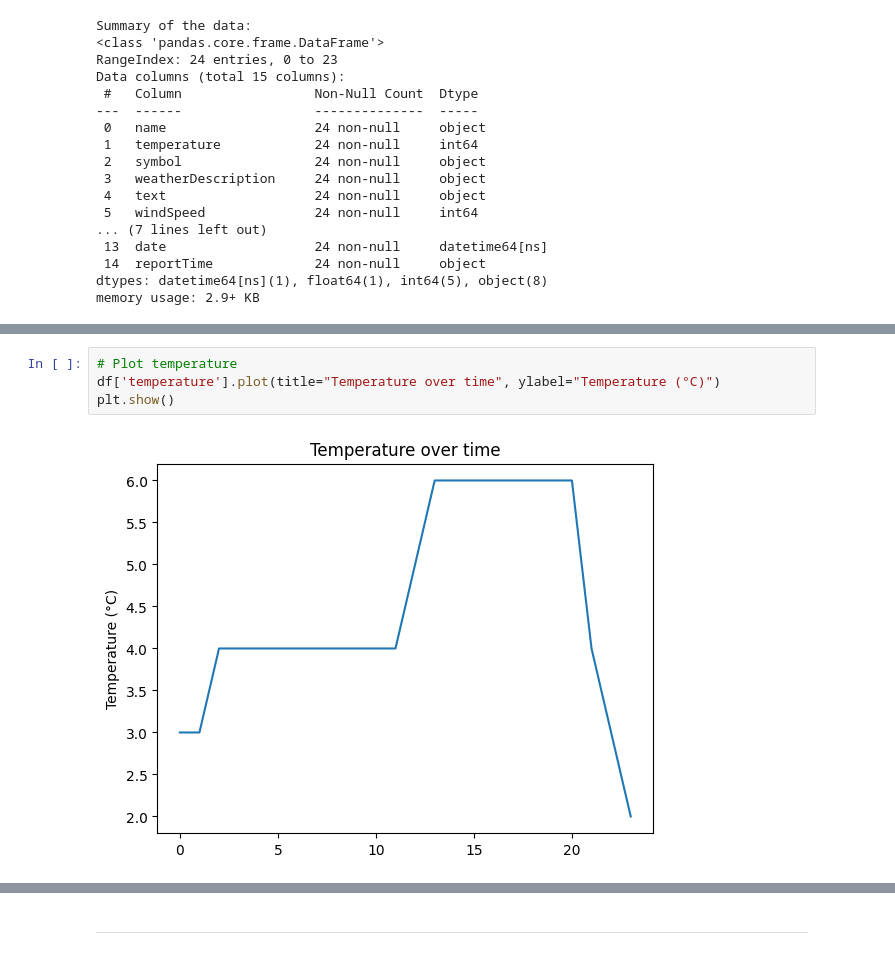
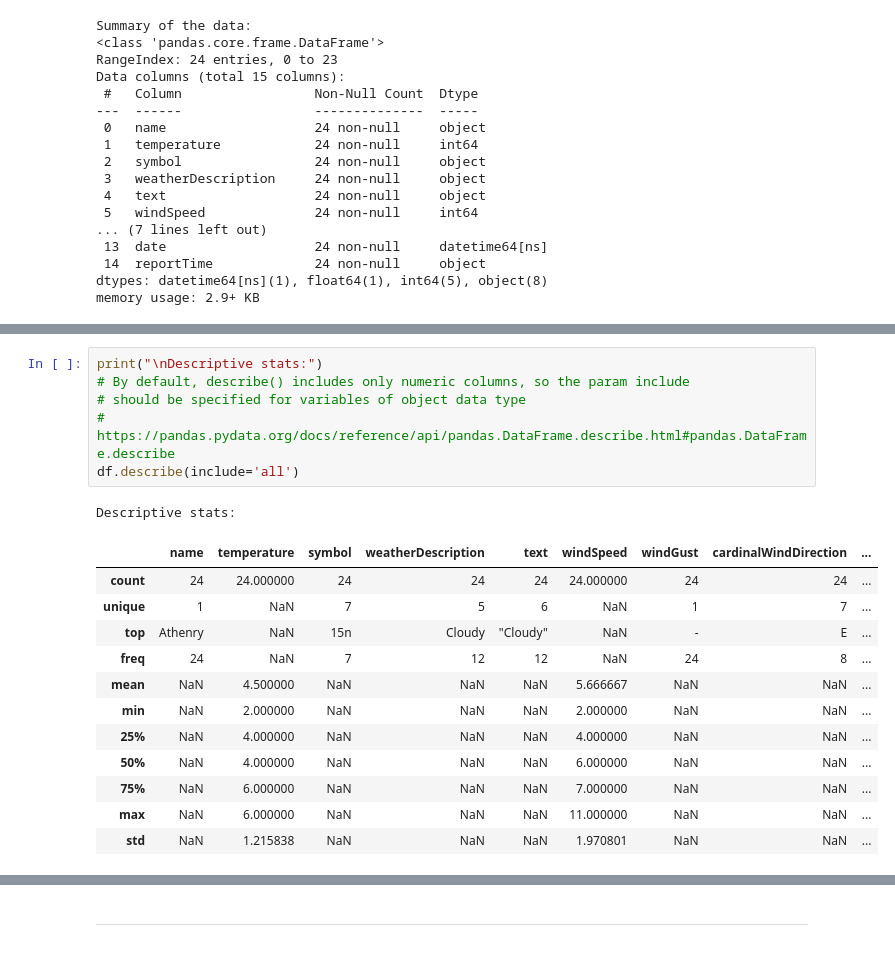
Before and after one commit to TindraIS/comp-infrastructure, a Jupyter notebook: weather.ipynb, the cells around one changed output, grey strips where cells are left out. Cells and saved outputs as stored; diff of their text form.

```diff
--- a/weather.ipynb
+++ b/weather.ipynb
@@ -232,6 +303,20 @@ Descriptive stats:
-# %%
-# Plot temperature
-df['temperature'].plot(title="Temperature over time", ylabel="Temperature (°C)")
-plt.show()
-# %% [output]
-[figure, removed]
+# %%
+print("\nDescriptive stats:")
+# By default, describe() includes only numeric columns, so the param include
+# should be specified for variables of object data type
+# https://pandas.pydata.org/docs/reference/api/pandas.DataFrame.describe.html#pandas.DataFrame.describe
+df.describe(include='all')
+# %% [output]
+Descriptive stats:
+|  | name | temperature | symbol | weatherDescription | text | windSpeed | windGust | cardinalWindDirection | ... |
+| count | 24 | 24.000000 | 24 | 24 | 24 | 24.000000 | 24 | 24 | ... |
+| unique | 1 | NaN | 7 | 5 | 6 | NaN | 1 | 7 | ... |
+| top | Athenry | NaN | 15n | Cloudy | "Cloudy" | NaN | - | E | ... |
+| freq | 24 | NaN | 7 | 12 | 12 | NaN | 24 | 8 | ... |
+| mean | NaN | 4.500000 | NaN | NaN | NaN | 5.666667 | NaN | NaN | ... |
+| min | NaN | 2.000000 | NaN | NaN | NaN | 2.000000 | NaN | NaN | ... |
+| 25% | NaN | 4.000000 | NaN | NaN | NaN | 4.000000 | NaN | NaN | ... |
+| 50% | NaN | 4.000000 | NaN | NaN | NaN | 6.000000 | NaN | NaN | ... |
+| 75% | NaN | 6.000000 | NaN | NaN | NaN | 7.000000 | NaN | NaN | ... |
+| max | NaN | 6.000000 | NaN | NaN | NaN | 11.000000 | NaN | NaN | ... |
+| std | NaN | 1.215838 | NaN | NaN | NaN | 1.970801 | NaN | NaN | ... |
```
Also changed, not shown: parts of 48 cells of this notebook, 1 other file.
